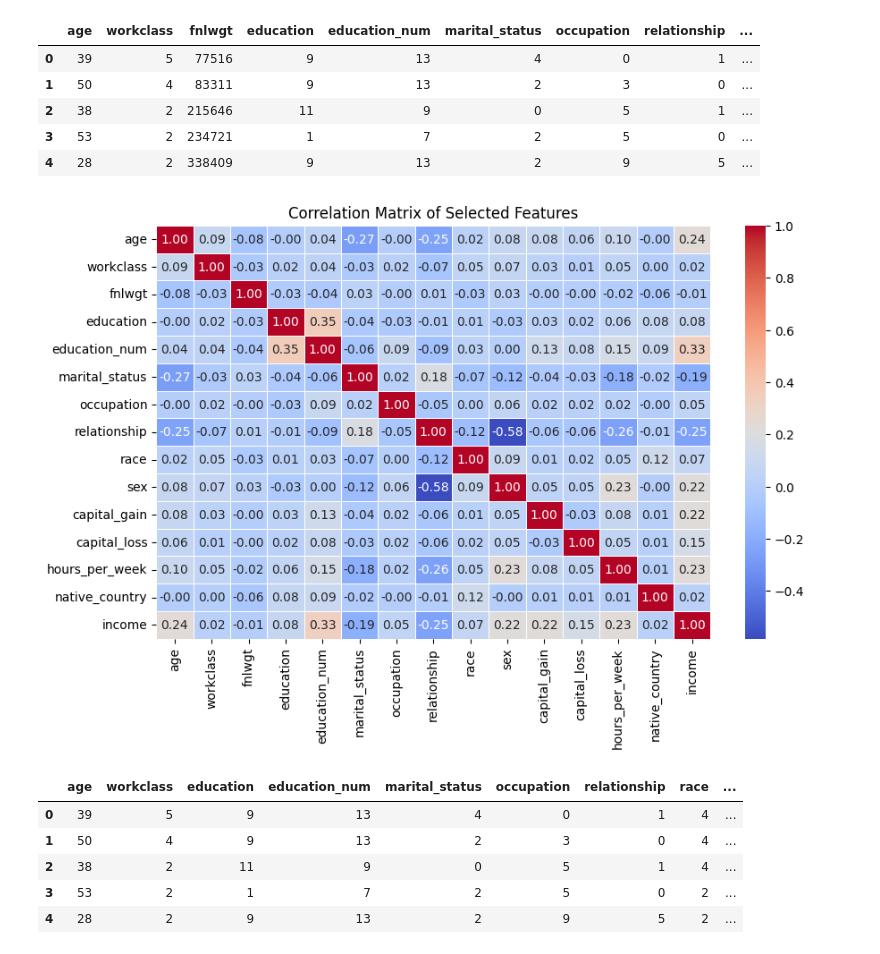
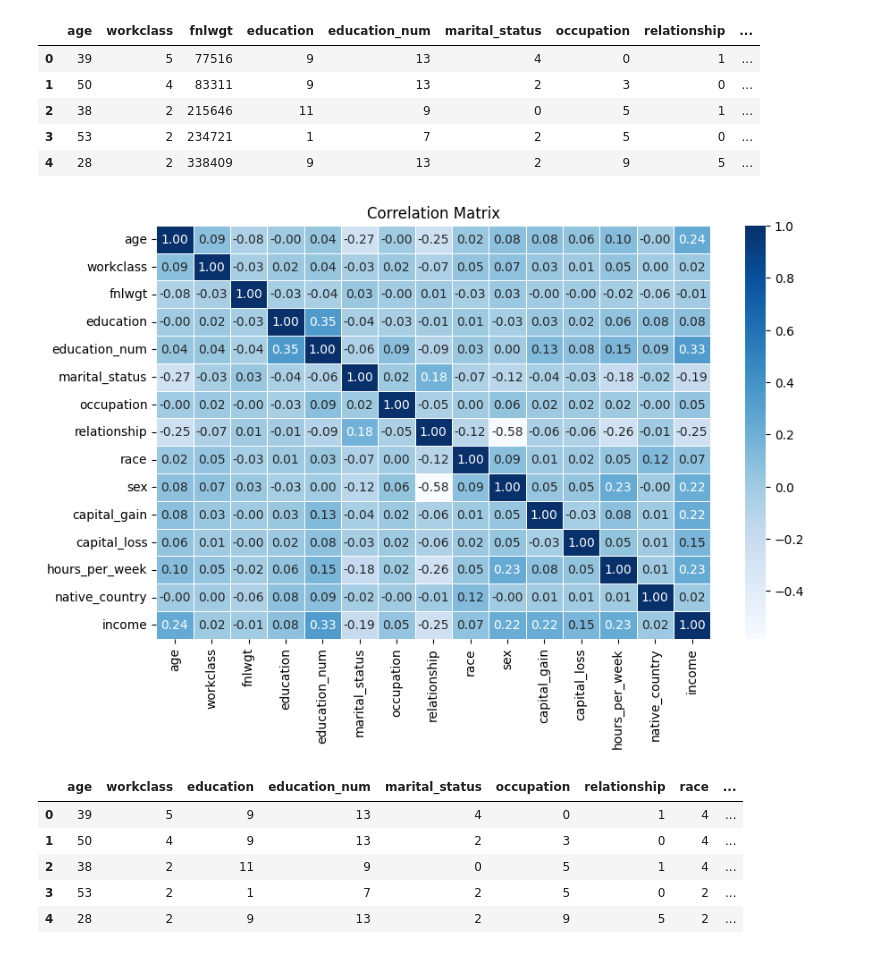
Before and after one commit to Gaindu29/Machine_Learning, a Jupyter notebook: MachineLearning.ipynb, the cells around one changed output. Saved outputs shown, nothing was run; the diff lists cells and outputs as text; code cells hidden in the pictures.

```diff
--- a/MachineLearning.ipynb
+++ b/MachineLearning.ipynb
@@ -336,15 +337,15 @@ See the caveats in the documentation: https://pandas.pydata.org/pandas-docs/stab
 | 4 | 28 | 2 | 338409 | 9 | 13 | 2 | 9 | 5 | ... |
 # %%
 #Correlation matrix
-correlation_matrix = data_merge.corr()
+corr_matrix = data_merge.corr()
 
 # Plotting the correlation matrix
 plt.figure(figsize=(10, 6))
-sns.heatmap(correlation_matrix, annot=True, cmap='coolwarm', fmt=".2f", linewidths=0.5)
-plt.title('Correlation Matrix of Selected Features')
+sns.heatmap(corr_matrix, annot=True, cmap='Blues', fmt=".2f", linewidths=0.5)
+plt.title('Correlation Matrix')
 plt.show()
 # %% [output]
-[figure, old version]
+[figure, new version]
 # %%
 #drop fnlwgt
 data_merge = data_merge.drop(["fnlwgt"],axis = 1)
```
Also changed, not shown: parts of 7 cells of this notebook.
